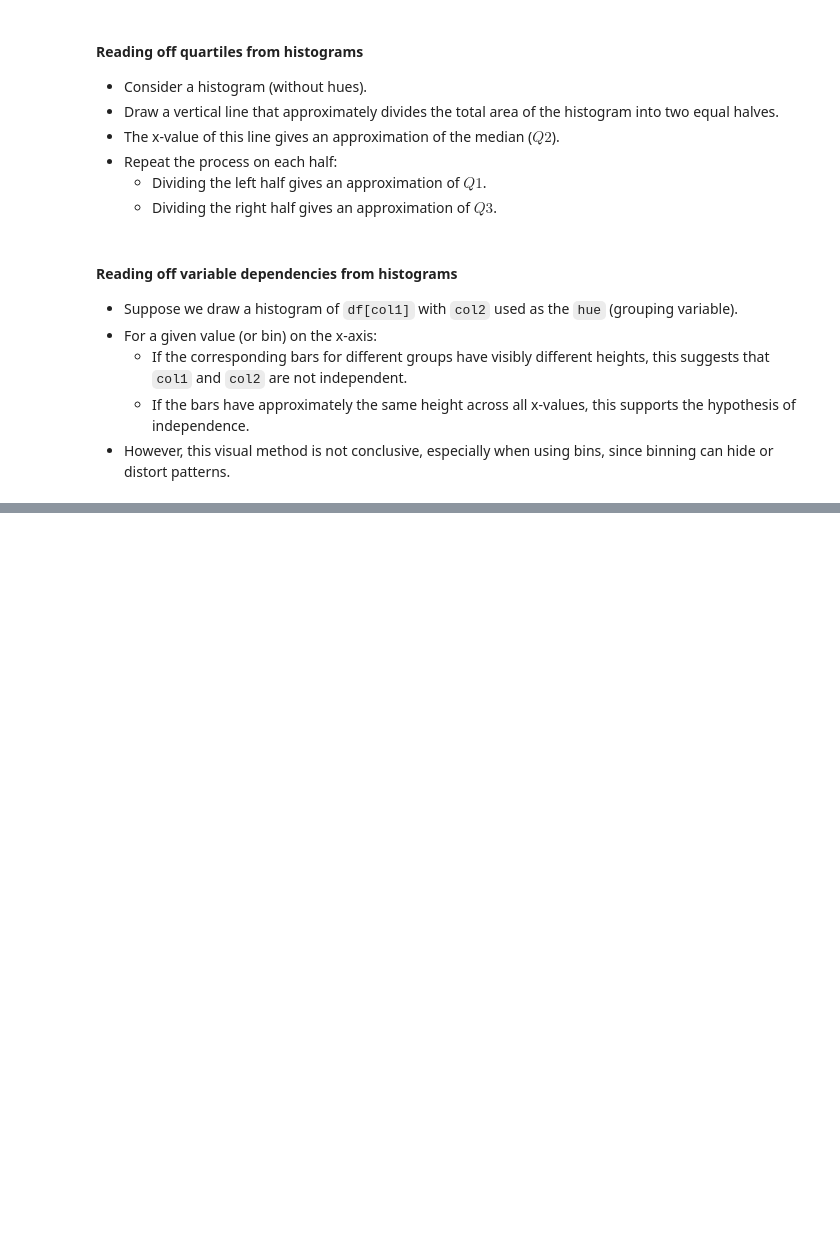
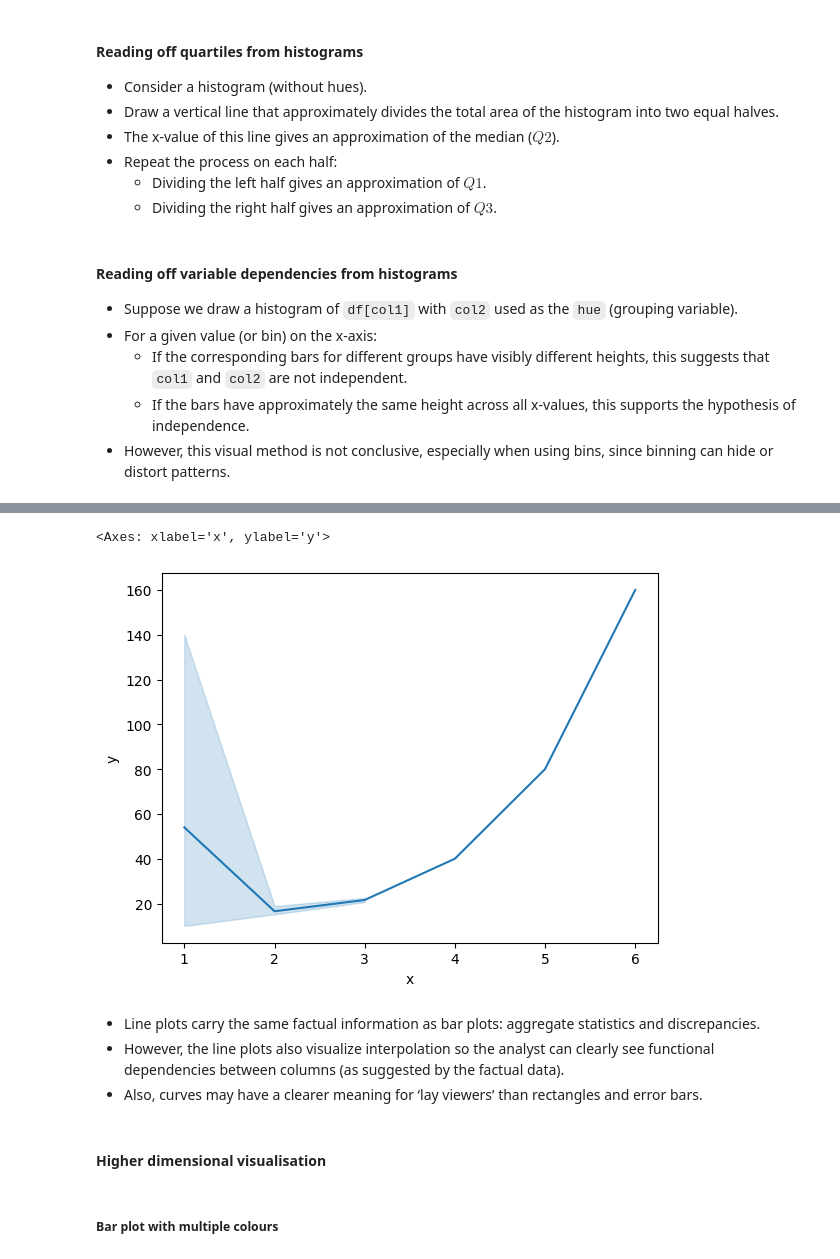
Before and after one commit to F-Badger/l2, a Jupyter notebook: COMP2271 Data Science/Data Cleaning and Analytics.ipynb, the cells around one changed output, grey strips where cells are left out. Cells and saved outputs as stored; diff of their text form; code cells hidden in the pictures; blank space fills up the shorter version.

```diff
--- a/COMP2271 Data Science/Data Cleaning and Analytics.ipynb
+++ b/COMP2271 Data Science/Data Cleaning and Analytics.ipynb
@@ -1871,0 +1977,5 @@ Note that the overlap of bars in the layer mode may change the colours of bars.
+# %%
+linetest={'x': [1,1,1,2,2,2,2,3,3,3,3,4,5,6],
+          'y': [10,12,140,15,15.5,15.7,20,20.5,20.8,22,23,40,80,160]}
+pdline=pd.DataFrame(linetest)
+pdline
@@ -1871,0 +1998,13 @@ Note that the overlap of bars in the layer mode may change the colours of bars.
+# %%
+sns.lineplot(x='x', y='y', data=pdline)
+# %% [output]
+<Axes: xlabel='x', ylabel='y'>
+[figure, added]
+# %% [markdown]
+- Line plots carry the same factual information as bar plots: aggregate statistics and discrepancies.
+- However, the line plots also visualize interpolation so the analyst can clearly see functional dependencies between columns (as suggested by the factual data).
+- Also, curves may have a clearer meaning for ‘lay viewers’ than rectangles and error bars.
+# %% [markdown]
+#### Higher dimensional visualisation
+# %% [markdown]
+##### Bar plot with multiple colours
```
Also changed, not shown: parts of 20 cells of this notebook, 3 other files.
